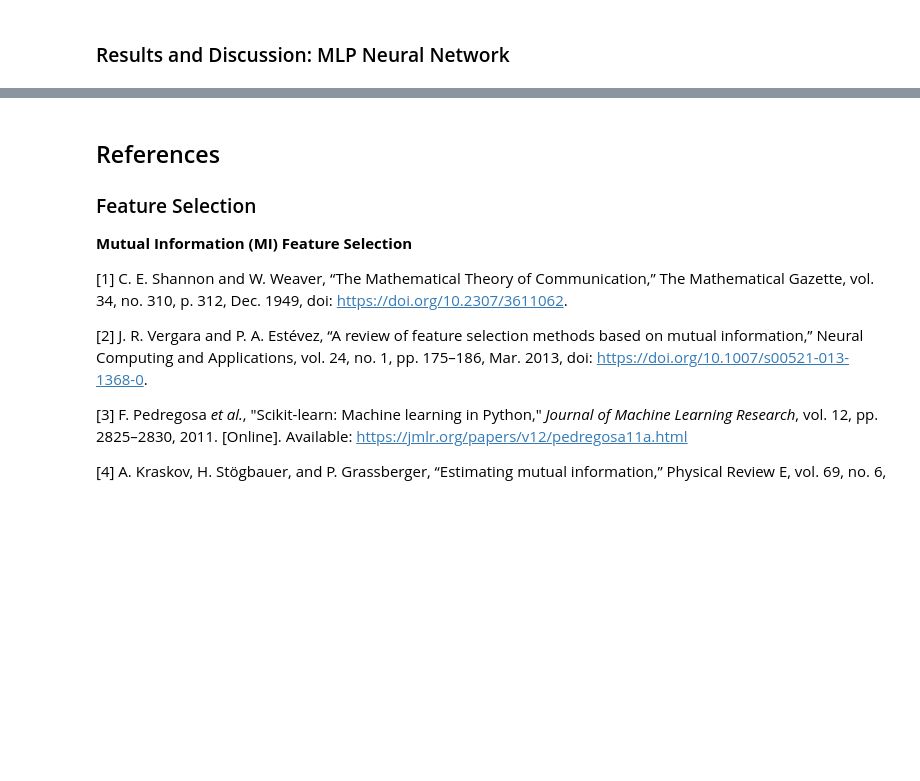
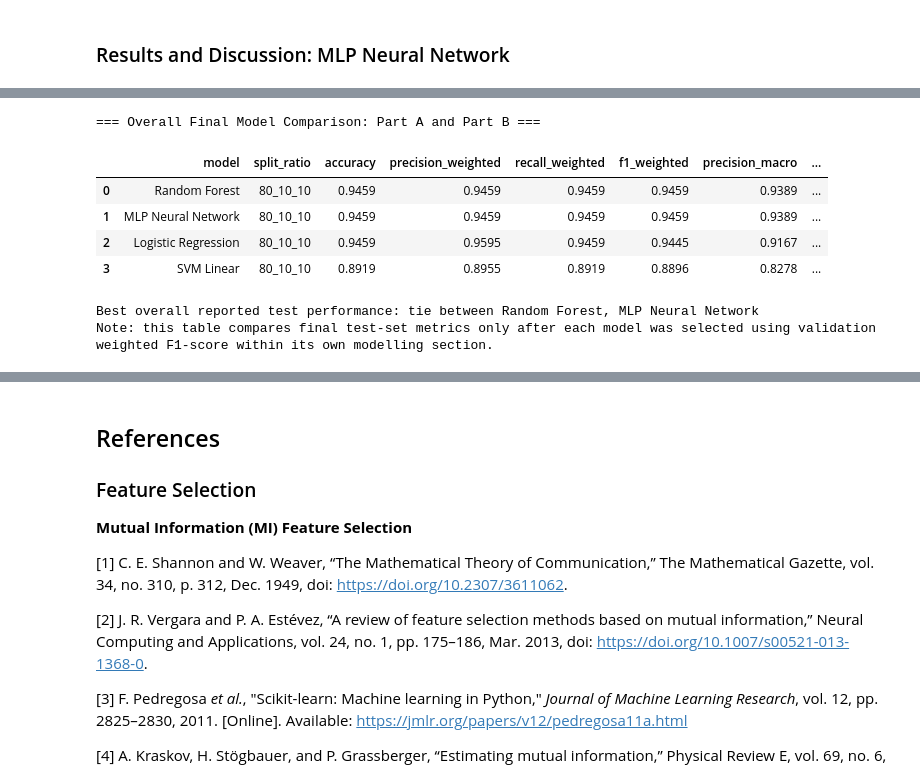
Before and after one commit to Jeffrysoo/CPC-251-Project-1, a Jupyter notebook: CPC251_Project_Combined_Dermatology.ipynb, the cells around one changed output, grey strips where cells are left out. Cells and saved outputs as stored; diff of their text form; code cells hidden in the pictures; blank space fills up the shorter version.

```diff
--- a/CPC251_Project_Combined_Dermatology.ipynb
+++ b/CPC251_Project_Combined_Dermatology.ipynb
@@ -3258,0 +3277,61 @@ MLP comparison note: MLP is included to satisfy the neural-network model require
+# %%
+# Build an overall comparison table for all final validation-selected models from Part A and Part B.
+overall_model_comparison_df = pd.DataFrame([
+    logistic_regression_test_metrics,
+    svm_test_metrics,
+    random_forest_test_metrics,
+    mlp_test_metrics
+])
+
+overall_comparison_columns = [
+    'model',
+    'split_ratio',
+    'accuracy',
+    'precision_weighted',
+    'recall_weighted',
+    'f1_weighted',
+    'precision_macro',
+    'recall_macro',
+    'f1_macro'
+]
+overall_model_comparison_df = overall_model_comparison_df[overall_comparison_columns]
+
+overall_numeric_columns = [
+    'accuracy',
+    'precision_weighted',
+    'recall_weighted',
+    'f1_weighted',
+    'precision_macro',
+    'recall_macro',
+    'f1_macro'
+]
+overall_model_comparison_df[overall_numeric_columns] = overall_model_comparison_df[overall_numeric_columns].round(4)
+
+overall_model_comparison_df = overall_model_comparison_df.sort_values(
+    by=['f1_weighted', 'accuracy', 'f1_macro'],
+    ascending=False
+).reset_index(drop=True)
+
+print('=== Overall Final Model Comparison: Part A and Part B ===')
+display(overall_model_comparison_df)
+
+best_overall_f1 = overall_model_comparison_df['f1_weighted'].max()
+best_overall_models = overall_model_comparison_df[
+    overall_model_comparison_df['f1_weighted'] == best_overall_f1
+]['model'].tolist()
+
+if len(best_overall_models) > 1:
+    print(f"Best overall reported test performance: tie between {', '.join(best_overall_models)}")
+else:
+    print(f"Best overall reported test performance: {best_overall_models[0]}")
+
+print('Note: this table compares final test-set metrics only after each model was selected using validation weighted F1-score within its own modelling section.')
+# %% [output]
+=== Overall Final Model Comparison: Part A and Part B ===
+|  | model | split_ratio | accuracy | precision_weighted | recall_weighted | f1_weighted | precision_macro | ... |
+| 0 | Random Forest | 80_10_10 | 0.9459 | 0.9459 | 0.9459 | 0.9459 | 0.9389 | ... |
+| 1 | MLP Neural Network | 80_10_10 | 0.9459 | 0.9459 | 0.9459 | 0.9459 | 0.9389 | ... |
+| 2 | Logistic Regression | 80_10_10 | 0.9459 | 0.9595 | 0.9459 | 0.9445 | 0.9167 | ... |
+| 3 | SVM Linear | 80_10_10 | 0.8919 | 0.8955 | 0.8919 | 0.8896 | 0.8278 | ... |
+Best overall reported test performance: tie between Random Forest, MLP Neural Network
+Note: this table compares final test-set metrics only after each model was selected using validation weighted F1-score within its own modelling section.
```
Also changed, not shown: parts of 11 cells of this notebook.
